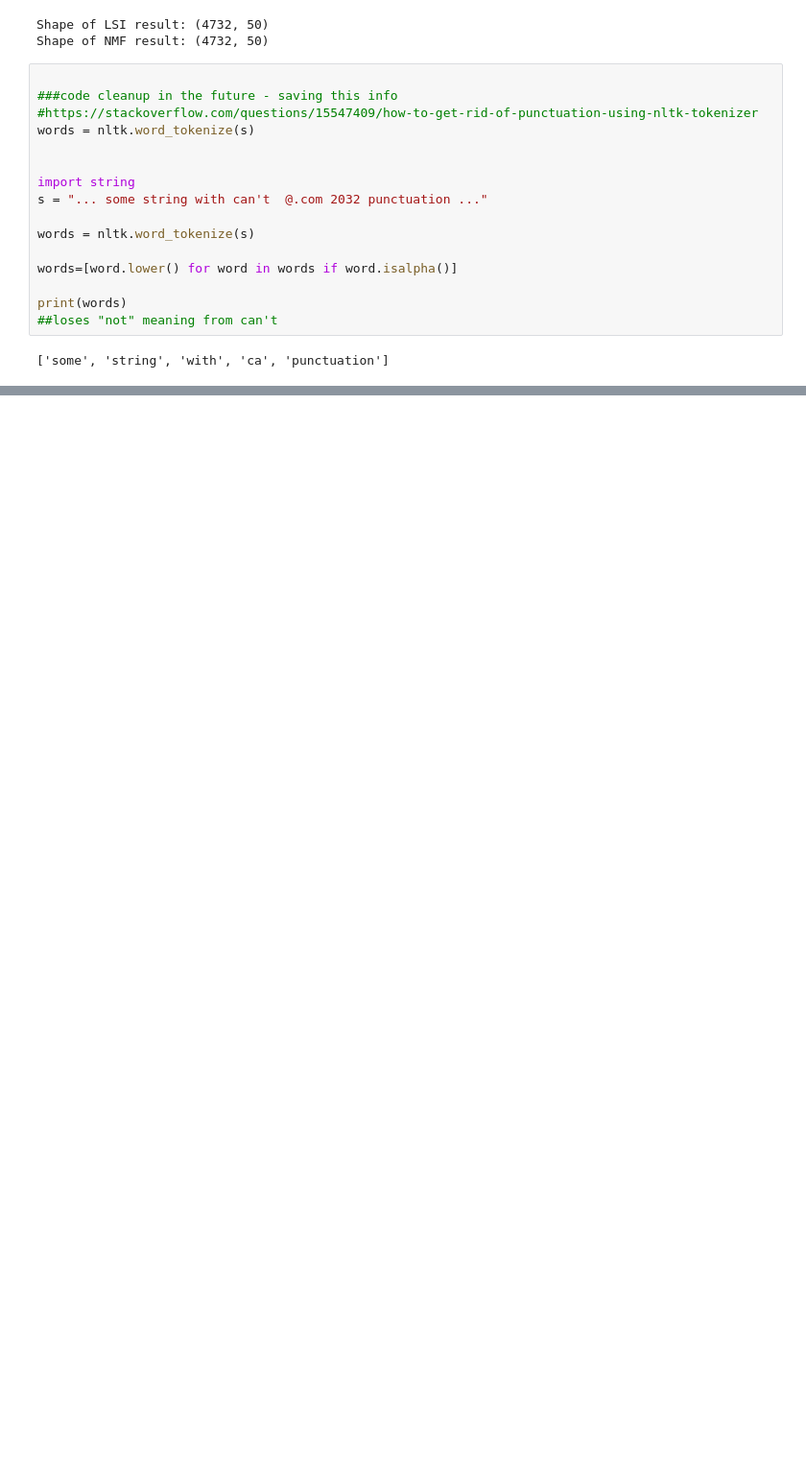
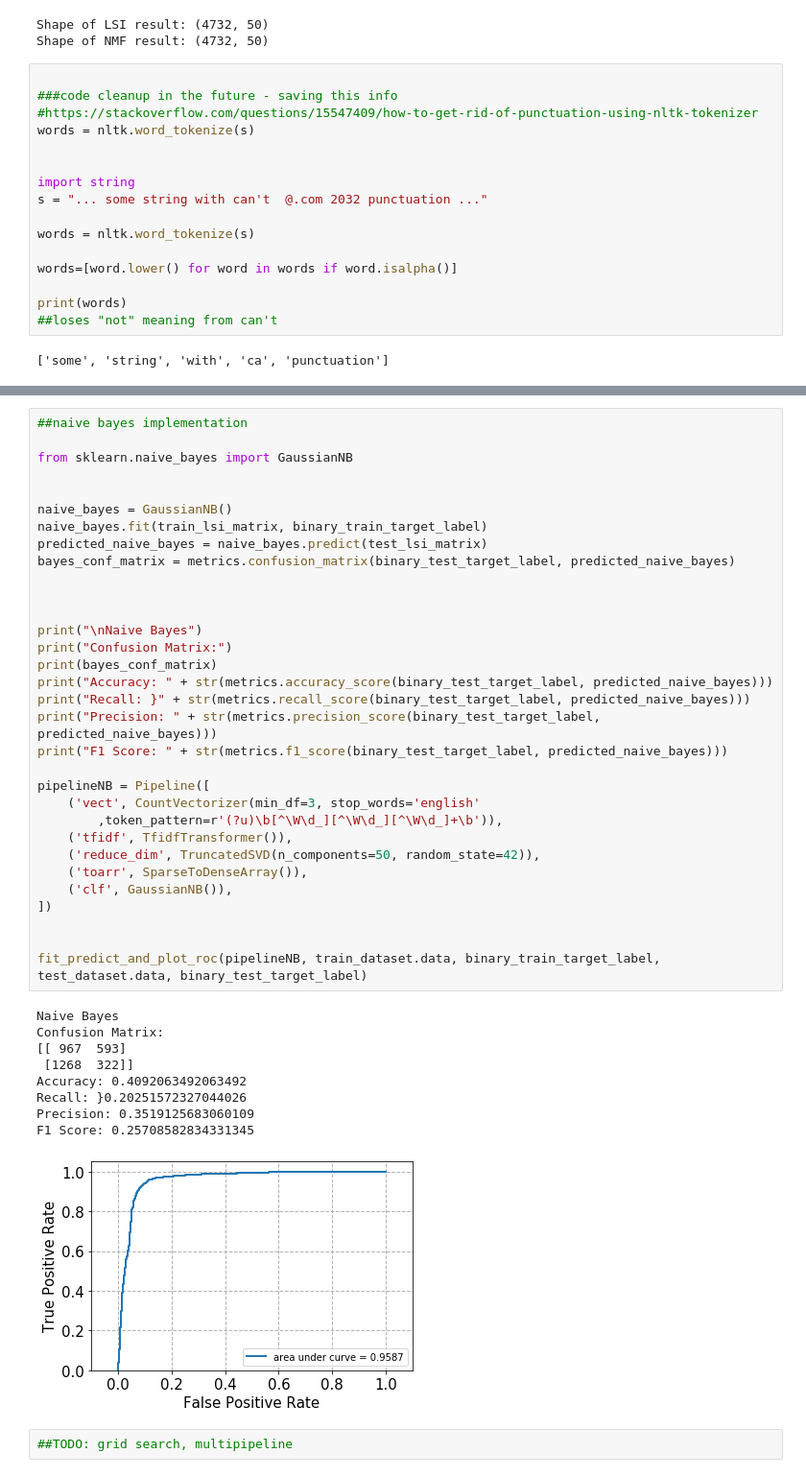
Before and after one commit to ryanch1/data-mining, a Jupyter notebook: P1Q2Q3Q4.ipynb, the cells around one changed output, grey strips where cells are left out. Shown: that part at 96% size. Cells and saved outputs as stored; diff of their text form; blank space fills up the shorter version.

```diff
--- a/P1Q2Q3Q4.ipynb
+++ b/P1Q2Q3Q4.ipynb
@@ -383,3 +601,47 @@ F1 Score: 0.158764
+# %%
+##naive bayes implementation
+
+from sklearn.naive_bayes import GaussianNB
+
+
+naive_bayes = GaussianNB()
+naive_bayes.fit(train_lsi_matrix, binary_train_target_label)
+predicted_naive_bayes = naive_bayes.predict(test_lsi_matrix)
+bayes_conf_matrix = metrics.confusion_matrix(binary_test_target_label, predicted_naive_bayes)
+
+
+
+print("\nNaive Bayes")
+print("Confusion Matrix:")
+print(bayes_conf_matrix)
+print("Accuracy: " + str(metrics.accuracy_score(binary_test_target_label, predicted_naive_bayes)))
+print("Recall: }" + str(metrics.recall_score(binary_test_target_label, predicted_naive_bayes)))
+print("Precision: " + str(metrics.precision_score(binary_test_target_label, predicted_naive_bayes)))
+print("F1 Score: " + str(metrics.f1_score(binary_test_target_label, predicted_naive_bayes)))
+
+pipelineNB = Pipeline([
+    ('vect', CountVectorizer(min_df=3, stop_words='english'
+        ,token_pattern=r'(?u)\b[^\W\d_][^\W\d_][^\W\d_]+\b')),
+    ('tfidf', TfidfTransformer()),
+    ('reduce_dim', TruncatedSVD(n_components=50, random_state=42)),
+    ('toarr', SparseToDenseArray()),
+    ('clf', GaussianNB()),
+])
+
+
+fit_predict_and_plot_roc(pipelineNB, train_dataset.data, binary_train_target_label, test_dataset.data, binary_test_target_label)
+# %% [output]
+Naive Bayes
+Confusion Matrix:
+[[ 967  593]
+ [1268  322]]
+Accuracy: 0.4092063492063492
+Recall: }0.20251572327044026
+Precision: 0.3519125683060109
+F1 Score: 0.25708582834331345
+[figure, added]
+# %%
+##TODO: grid search, multipipeline
 # %%
 ##use for code reference
 
```
Also changed, not shown: parts of 4 cells of this notebook.
